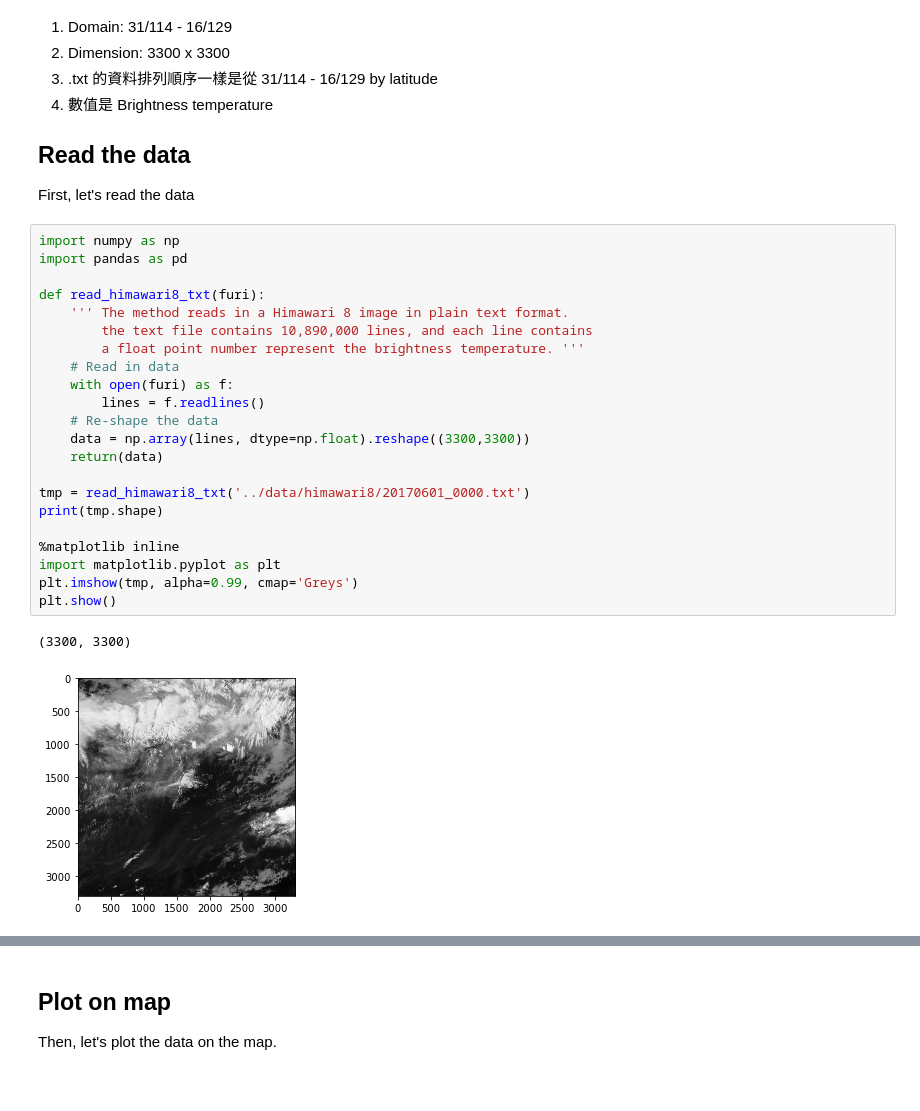
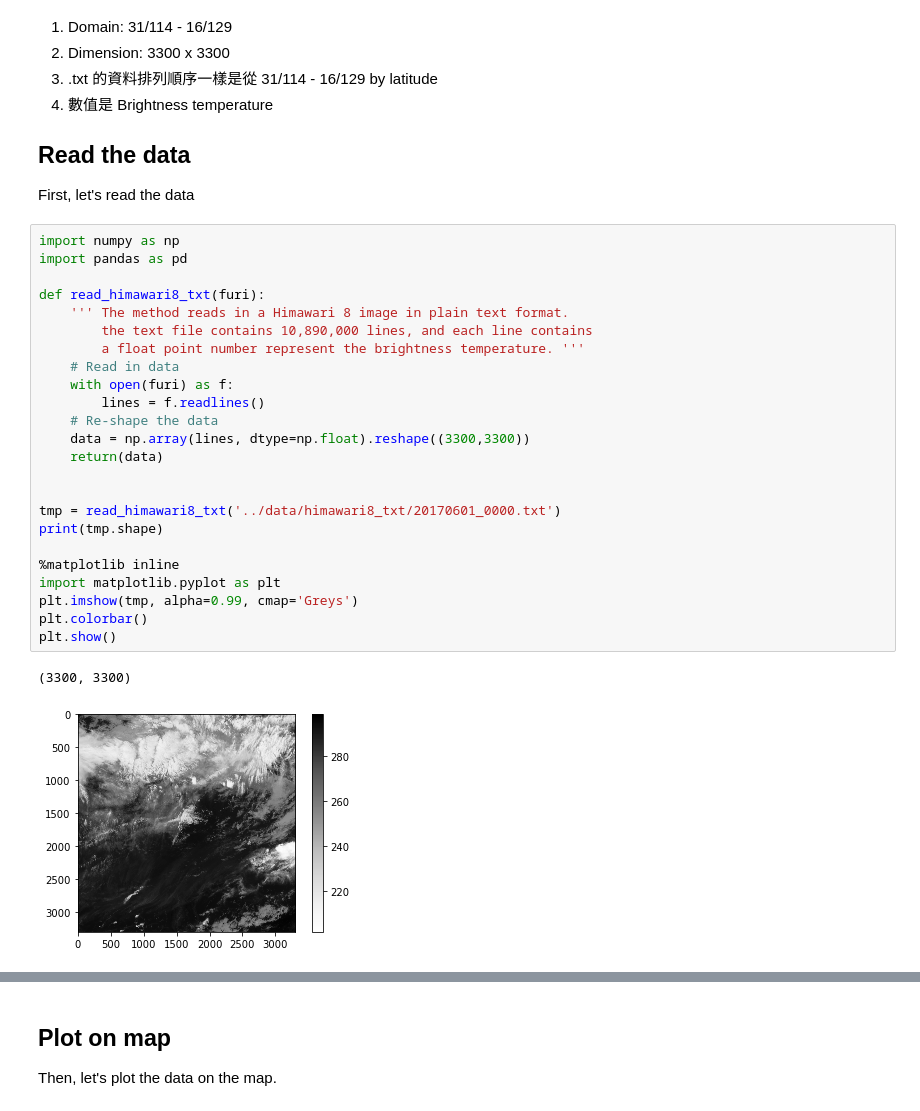
Before and after one commit to tingsyo/course_2020Q3_representation_learning, a Jupyter notebook: notebooks/example_himawari8.ipynb, the cells around one changed output, grey strips where cells are left out. Drawn from its saved outputs; the diff is of its cells as text.

```diff
--- a/notebooks/example_himawari8.ipynb
+++ b/notebooks/example_himawari8.ipynb
@@ -16,25 +16,27 @@ First, let's read the data
 # %%
 import numpy as np
 import pandas as pd
 
 def read_himawari8_txt(furi):
     ''' The method reads in a Himawari 8 image in plain text format.
         the text file contains 10,890,000 lines, and each line contains
         a float point number represent the brightness temperature. '''
     # Read in data
     with open(furi) as f:
         lines = f.readlines()
     # Re-shape the data
     data = np.array(lines, dtype=np.float).reshape((3300,3300))
     return(data)
 
-tmp = read_himawari8_txt('../data/himawari8/20170601_0000.txt')
+
+tmp = read_himawari8_txt('../data/himawari8_txt/20170601_0000.txt')
 print(tmp.shape)
 
 %matplotlib inline
 import matplotlib.pyplot as plt
 plt.imshow(tmp, alpha=0.99, cmap='Greys')
+plt.colorbar()
 plt.show()
 # %% [output]
 (3300, 3300)
-[figure, old version]
+[figure, new version]
```
Also changed, not shown: parts of 4 cells of this notebook.
